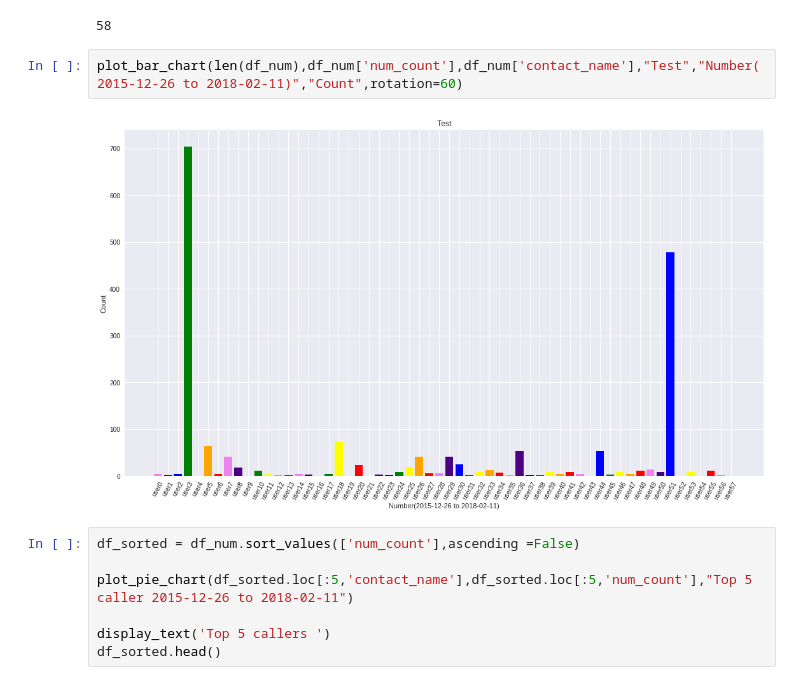
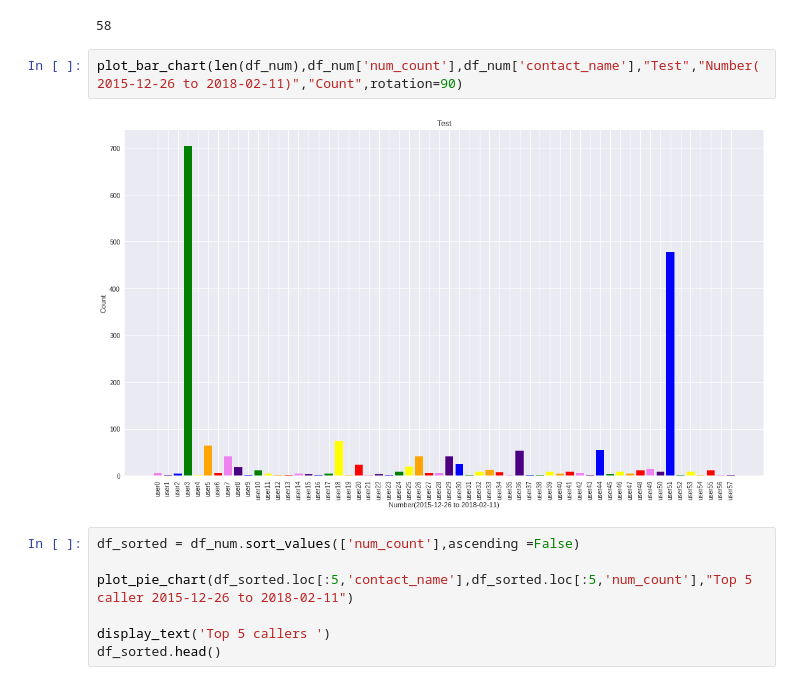
Before and after one commit to uyathiraj/Call-log-analyzer, a Jupyter notebook: call_log_analysis.ipynb, the cells around one changed output. Cells and saved outputs as stored; diff of their text form.

```diff
--- a/call_log_analysis.ipynb
+++ b/call_log_analysis.ipynb
@@ -85,9 +84,9 @@ df_num = find_frequency_df(df_cleaned,'contact_name','num_count')#
 # %% [output]
 58
 # %%
-plot_bar_chart(len(df_num),df_num['num_count'],df_num['contact_name'],"Test","Number(2015-12-26 to 2018-02-11)","Count",rotation=60)
+plot_bar_chart(len(df_num),df_num['num_count'],df_num['contact_name'],"Test","Number(2015-12-26 to 2018-02-11)","Count",rotation=90)
 # %% [output]
-[figure, old version]
+[figure, new version]
 # %%
 df_sorted = df_num.sort_values(['num_count'],ascending =False)
 
```
Also changed, not shown: parts of 11 cells of this notebook.
